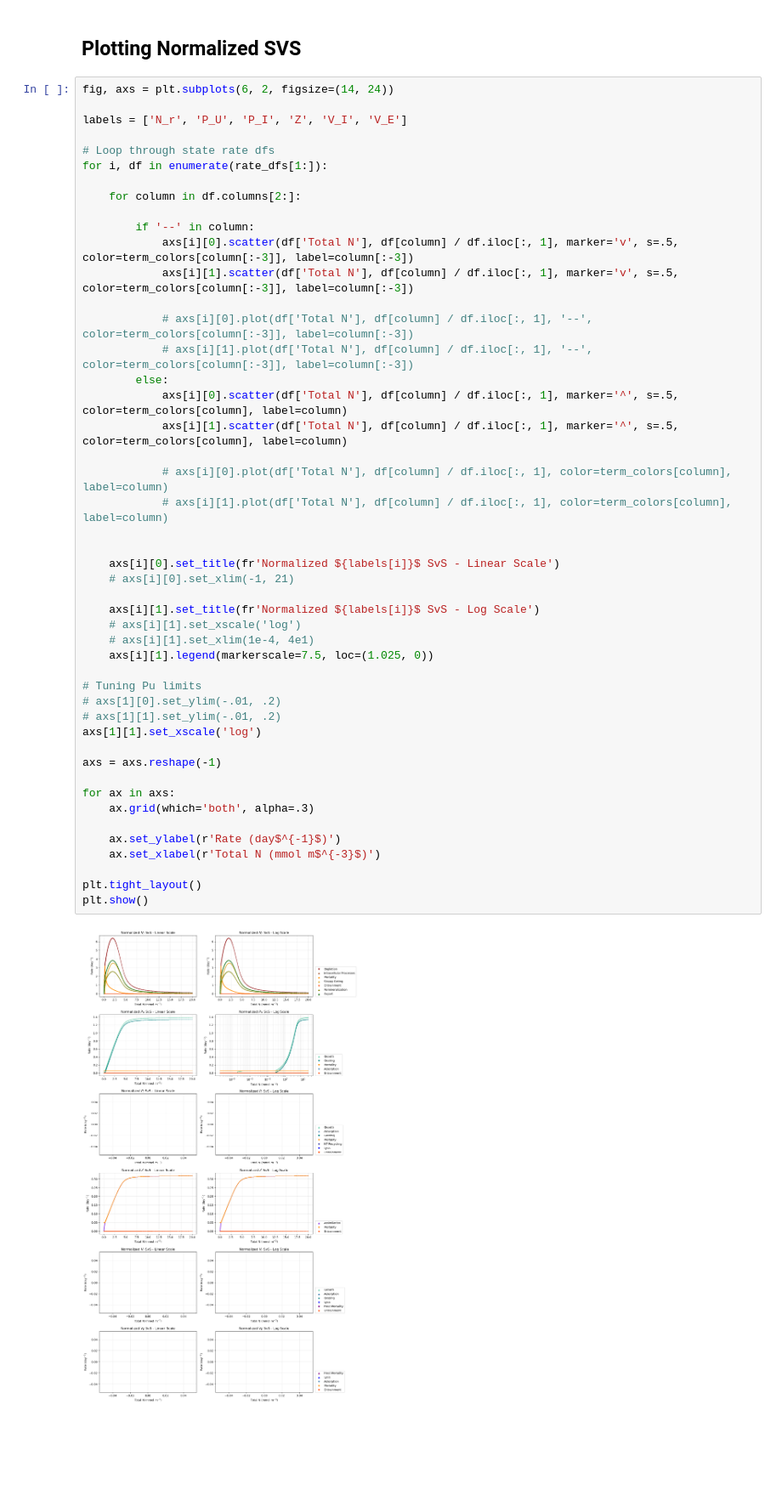
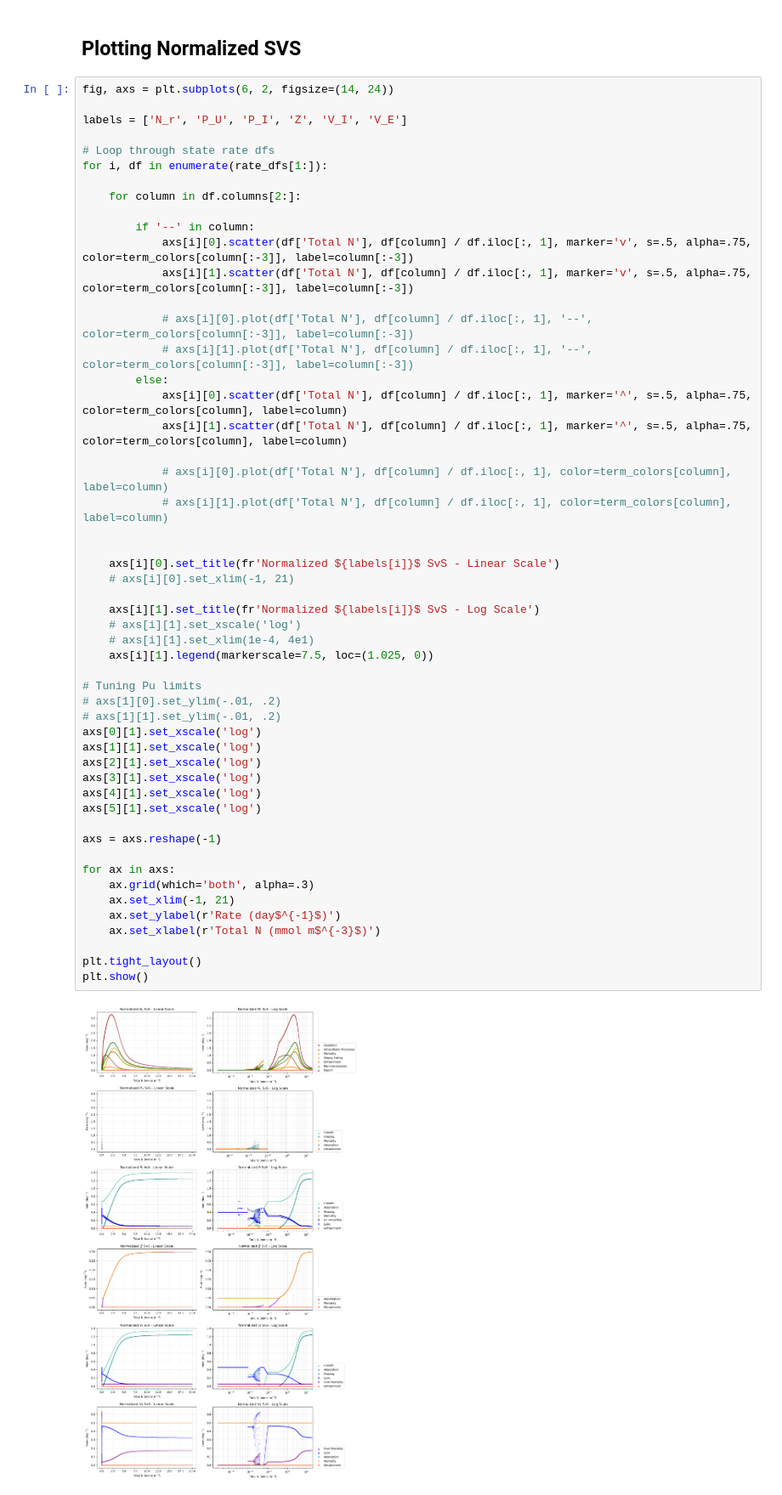
Before and after one commit to JessHolmess/NSF-GCR-Modeling-Repository, a Jupyter notebook: Transfer_Rates.ipynb, the cells around one changed output. Shown at 85% size. Saved outputs shown, nothing was run; the diff lists cells and outputs as text; blank space fills up the shorter version.

```diff
--- a/Transfer_Rates.ipynb
+++ b/Transfer_Rates.ipynb
@@ -163,41 +162,46 @@ for i, df in enumerate(rate_dfs[1:]):
     for column in df.columns[2:]:
 
         if '--' in column:
-            axs[i][0].scatter(df['Total N'], df[column] / df.iloc[:, 1], marker='v', s=.5, color=term_colors[column[:-3]], label=column[:-3])
-            axs[i][1].scatter(df['Total N'], df[column] / df.iloc[:, 1], marker='v', s=.5, color=term_colors[column[:-3]], label=column[:-3])
+            axs[i][0].scatter(df['Total N'], df[column] / df.iloc[:, 1], marker='v', s=.5, alpha=.75, color=term_colors[column[:-3]], label=column[:-3])
+            axs[i][1].scatter(df['Total N'], df[column] / df.iloc[:, 1], marker='v', s=.5, alpha=.75, color=term_colors[column[:-3]], label=column[:-3])
 
             # axs[i][0].plot(df['Total N'], df[column] / df.iloc[:, 1], '--', color=term_colors[column[:-3]], label=column[:-3])
             # axs[i][1].plot(df['Total N'], df[column] / df.iloc[:, 1], '--', color=term_colors[column[:-3]], label=column[:-3])
         else:
-            axs[i][0].scatter(df['Total N'], df[column] / df.iloc[:, 1], marker='^', s=.5, color=term_colors[column], label=column)
-            axs[i][1].scatter(df['Total N'], df[column] / df.iloc[:, 1], marker='^', s=.5, color=term_colors[column], label=column)
+            axs[i][0].scatter(df['Total N'], df[column] / df.iloc[:, 1], marker='^', s=.5, alpha=.75, color=term_colors[column], label=column)
+            axs[i][1].scatter(df['Total N'], df[column] / df.iloc[:, 1], marker='^', s=.5, alpha=.75, color=term_colors[column], label=column)
 
             # axs[i][0].plot(df['Total N'], df[column] / df.iloc[:, 1], color=term_colors[column], label=column)
             # axs[i][1].plot(df['Total N'], df[column] / df.iloc[:, 1], color=term_colors[column], label=column)
 
 
     axs[i][0].set_title(fr'Normalized ${labels[i]}$ SvS - Linear Scale')
     # axs[i][0].set_xlim(-1, 21)
 
     axs[i][1].set_title(fr'Normalized ${labels[i]}$ SvS - Log Scale')
     # axs[i][1].set_xscale('log')
     # axs[i][1].set_xlim(1e-4, 4e1)
     axs[i][1].legend(markerscale=7.5, loc=(1.025, 0))
 
 # Tuning Pu limits
 # axs[1][0].set_ylim(-.01, .2)
 # axs[1][1].set_ylim(-.01, .2)
+axs[0][1].set_xscale('log')
 axs[1][1].set_xscale('log')
+axs[2][1].set_xscale('log')
+axs[3][1].set_xscale('log')
+axs[4][1].set_xscale('log')
+axs[5][1].set_xscale('log')
 
 axs = axs.reshape(-1)
 
 for ax in axs:
     ax.grid(which='both', alpha=.3)
-
+    ax.set_xlim(-1, 21)
     ax.set_ylabel(r'Rate (day$^{-1}$)')
     ax.set_xlabel(r'Total N (mmol m$^{-3}$)')
 
 plt.tight_layout()
 plt.show()
 # %% [output]
-[figure, old version]
+[figure, new version]
```
Also changed, not shown: parts of 2 cells of this notebook, 3 other files.
